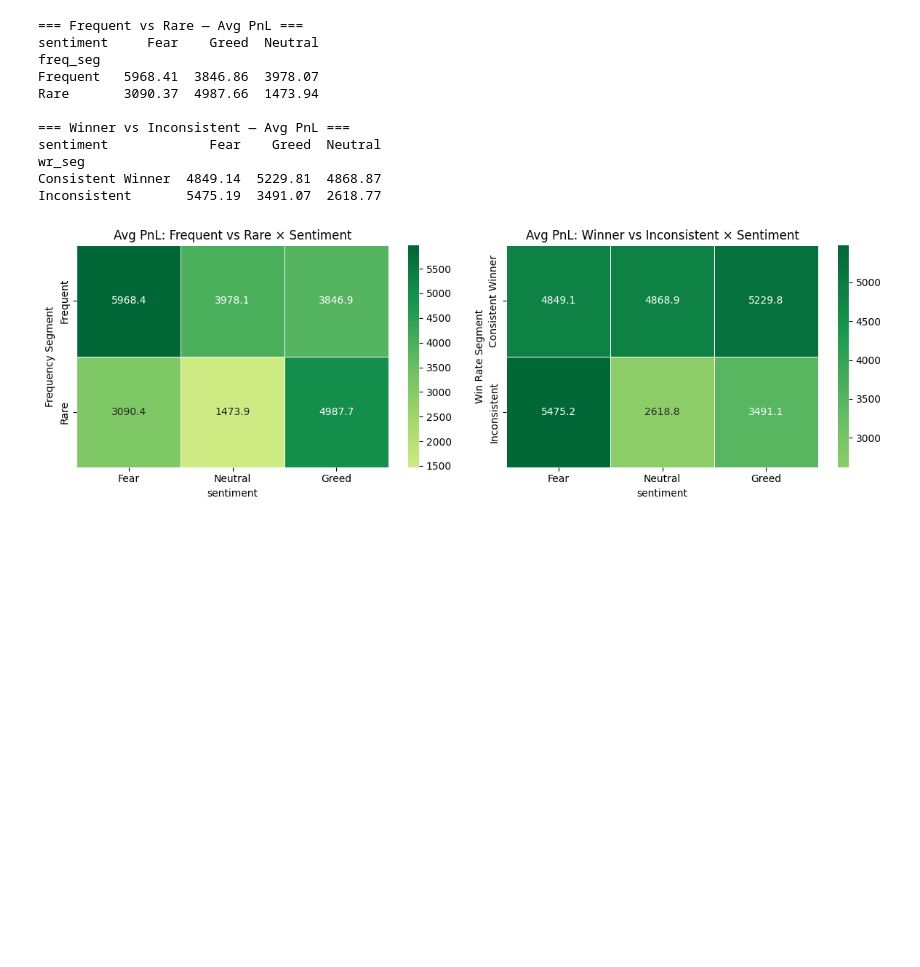
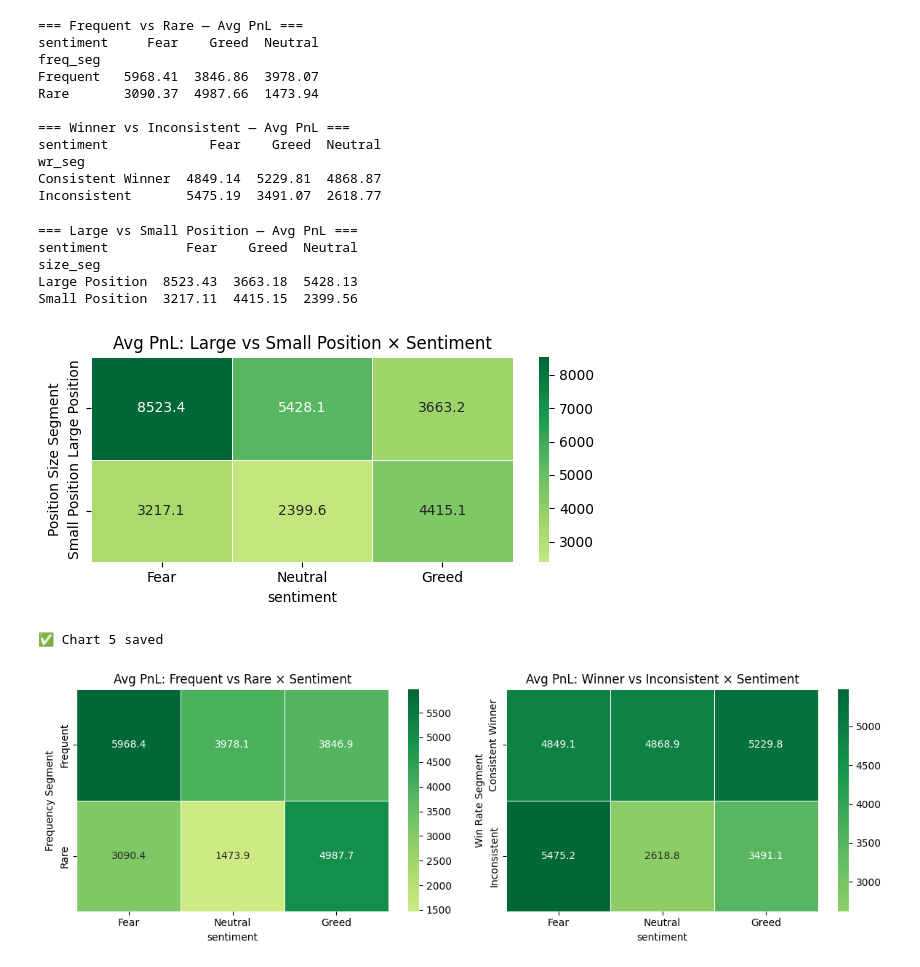
Before and after one commit to Ro-hue-hue/Trader-sentiment-analysis, a Jupyter notebook: notebooks/trader-sentiment-analysis.ipynb, the cells around one changed output. Cells and saved outputs as stored; diff of their text form; code cells hidden in the pictures; blank space fills up the shorter version.

Commit message:
Add size segment analysis and strengthen strategy recommendations

```diff
--- a/notebooks/trader-sentiment-analysis.ipynb
+++ b/notebooks/trader-sentiment-analysis.ipynb
@@ -345,6 +387,48 @@ sentiment             Fear    Greed  Neutral
 wr_seg
 Consistent Winner  4849.14  5229.81  4868.87
 Inconsistent       5475.19  3491.07  2618.77
+# %%
+# ============================================
+# CELL 15B — Large vs Small Position Analysis
+# ============================================
+
+# Avg PnL by size segment and sentiment
+size_analysis = daily.groupby(
+    ['size_seg', 'sentiment']
+)['daily_pnl'].mean().unstack().round(2)
+
+print("=== Large vs Small Position — Avg PnL ===")
+print(size_analysis)
+
+# Chart: heatmap for size segment
+import matplotlib.pyplot as plt
+import seaborn as sns
+
+fig, ax = plt.subplots(figsize=(6, 3))
+
+col_order = [c for c in ['Fear', 'Neutral', 'Greed']
+             if c in size_analysis.columns]
+
+sns.heatmap(
+    size_analysis[col_order],
+    annot=True, fmt='.1f',
+    cmap='RdYlGn', center=0,
+    linewidths=0.5, ax=ax
+)
+ax.set_title('Avg PnL: Large vs Small Position × Sentiment')
+ax.set_ylabel('Position Size Segment')
+plt.tight_layout()
+plt.savefig('../charts/chart5_size_segment.png', dpi=150)
+plt.show()
+print("✅ Chart 5 saved")
+# %% [output]
+=== Large vs Small Position — Avg PnL ===
+sentiment          Fear    Greed  Neutral
+size_seg
+Large Position  8523.43  3663.18  5428.13
+Small Position  3217.11  4415.15  2399.56
+[figure, added]
+✅ Chart 5 saved
 # %%
 fig, axes = plt.subplots(1, 2, figsize=(12, 4))
 
```
Also changed, not shown: parts of 4 cells of this notebook, 1 other file.
